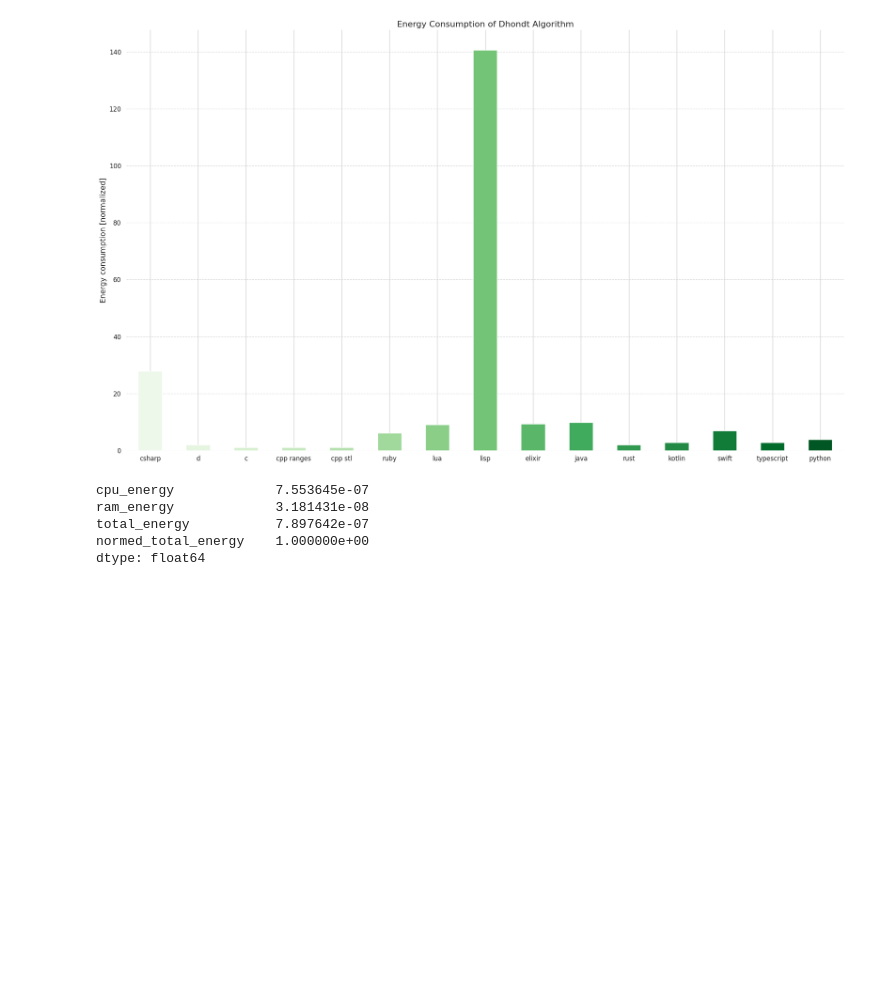
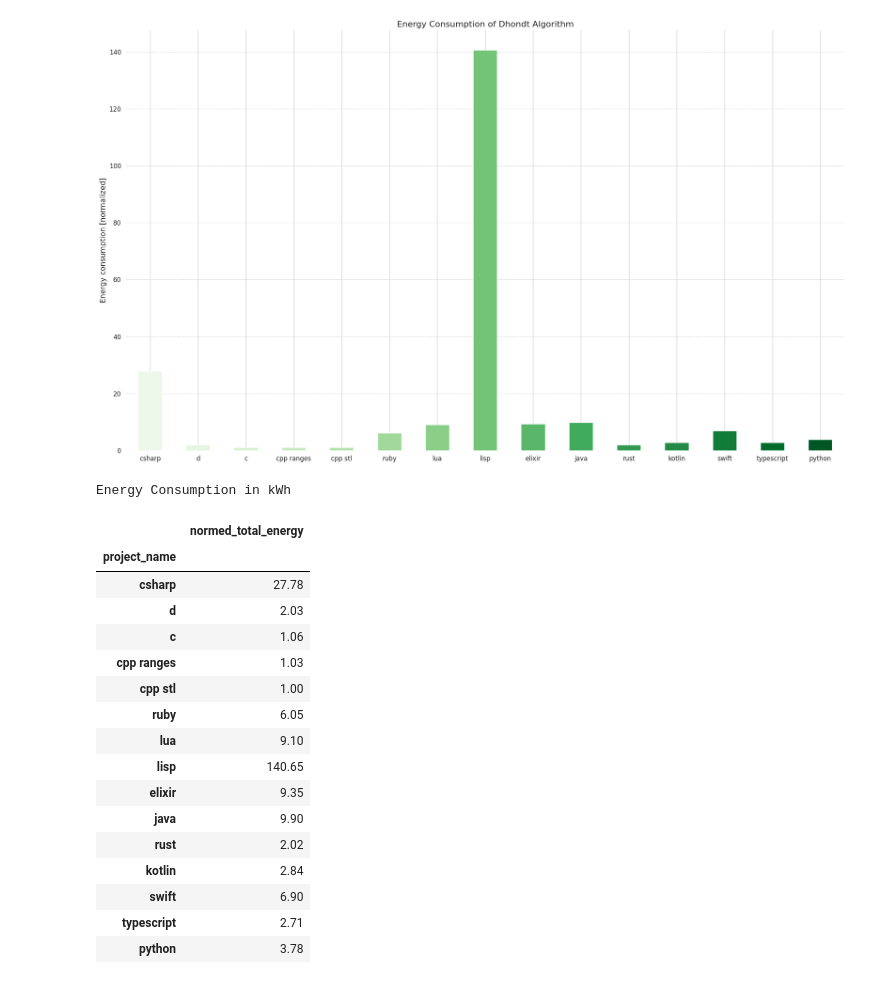
Before and after one commit to hniemeyer/green_programming, a Jupyter notebook: analysis.ipynb, the cells around one changed output. Drawn from its saved outputs; the diff is of its cells as text; code cells hidden in the pictures; blank space fills up the shorter version.

Commit message:
analysis table

```diff
--- a/analysis.ipynb
+++ b/analysis.ipynb
@@ -123,11 +123,59 @@ plt.tight_layout()
 plt.show()
 # %% [output]
 [figure]
-# %%
-df2.min()
-# %% [output]
-cpu_energy             7.553645e-07
-ram_energy             3.181431e-08
-total_energy           7.897642e-07
-normed_total_energy    1.000000e+00
-dtype: float64
+# %%
+def highlight_max(s):
+    '''
+    Highlight the maximum in a Series yellow.
+    '''
+    is_max = s == s.max()
+    return ['background-color: lightgreen' if v else '' for v in is_max]
+
+styled_df = (df2[["normed_total_energy"]].style
+             .format(precision=2, na_rep='MISSING')
+             .apply(highlight_max)
+             .set_caption("Energy Consumption in kWh")
+             .set_properties(**{'background-color': 'white', 'color': 'black', 'border-color': 'black'})
+             .set_table_styles([{
+                 'selector': 'caption',
+                 'props': [
+                     ('color', 'black'),
+                     ('font-size', '16px'),
+                     ('text-align', 'center')
+                 ]
+             }, {
+                 'selector': 'th',
+                 'props': [
+                     ('background-color', 'darkgreen'),
+                     ('color', 'white'),
+                     ('font-size', '14px')
+                 ]
+             }, {
+                 'selector': 'td',
+                 'props': [
+                     ('font-size', '12px')
+                 ]
+             }])
+            )
+
+# Display styled DataFrame
+styled_df
+# %% [output]
+Energy Consumption in kWh
+|  | normed_total_energy |
+| project_name |  |
+| csharp | 27.78 |
+| d | 2.03 |
+| c | 1.06 |
+| cpp ranges | 1.03 |
+| cpp stl | 1.00 |
+| ruby | 6.05 |
+| lua | 9.10 |
+| lisp | 140.65 |
+| elixir | 9.35 |
+| java | 9.90 |
+| rust | 2.02 |
+| kotlin | 2.84 |
+| swift | 6.90 |
+| typescript | 2.71 |
+| python | 3.78 |
```
